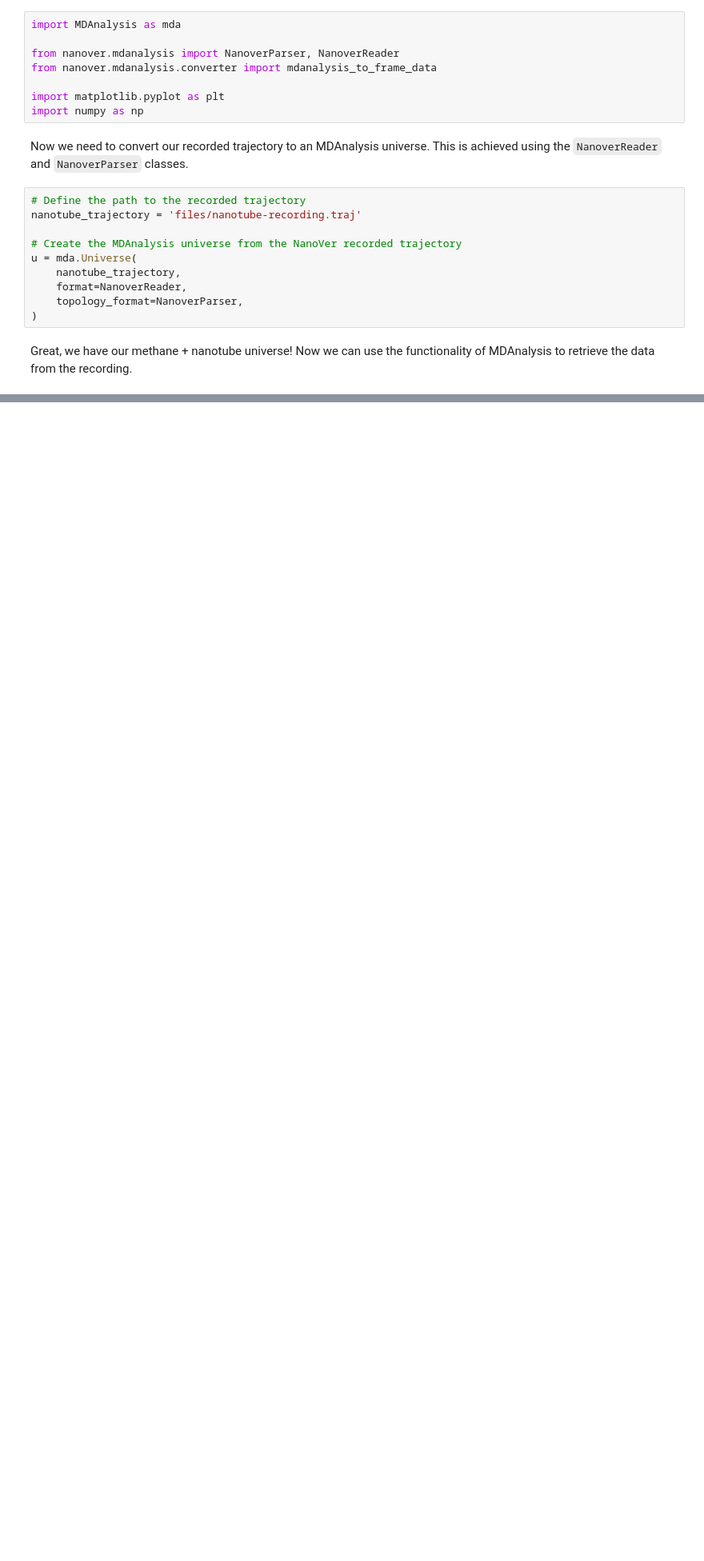
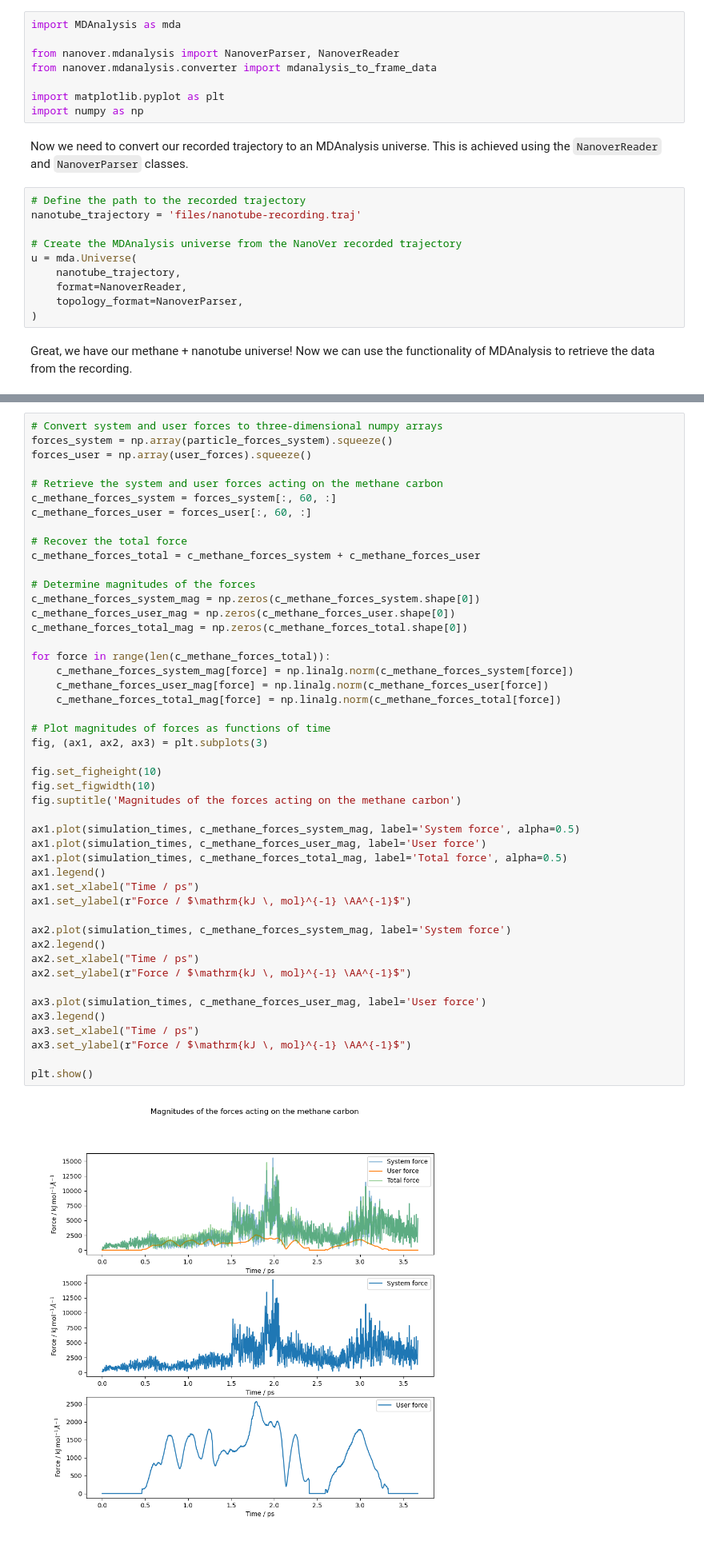
Before and after one commit to IRL2/nanover-server-py, a Jupyter notebook: examples/mdanalysis/mdanalysis_nanover_recording.ipynb, the cells around one changed output, grey strips where cells are left out. Shown at 80% size. Drawn from its saved outputs; the diff is of its cells as text; blank space fills up the shorter version.

```diff
--- a/examples/mdanalysis/mdanalysis_nanover_recording.ipynb
+++ b/examples/mdanalysis/mdanalysis_nanover_recording.ipynb
@@ -88,0 +160,49 @@ for timestep in u.trajectory:
+# %%
+# Convert system and user forces to three-dimensional numpy arrays
+forces_system = np.array(particle_forces_system).squeeze()
+forces_user = np.array(user_forces).squeeze()
+
+# Retrieve the system and user forces acting on the methane carbon
+c_methane_forces_system = forces_system[:, 60, :]
+c_methane_forces_user = forces_user[:, 60, :]
+
+# Recover the total force
+c_methane_forces_total = c_methane_forces_system + c_methane_forces_user
+
+# Determine magnitudes of the forces
+c_methane_forces_system_mag = np.zeros(c_methane_forces_system.shape[0])
+c_methane_forces_user_mag = np.zeros(c_methane_forces_user.shape[0])
+c_methane_forces_total_mag = np.zeros(c_methane_forces_total.shape[0])
+
+for force in range(len(c_methane_forces_total)):
+    c_methane_forces_system_mag[force] = np.linalg.norm(c_methane_forces_system[force])
+    c_methane_forces_user_mag[force] = np.linalg.norm(c_methane_forces_user[force])
+    c_methane_forces_total_mag[force] = np.linalg.norm(c_methane_forces_total[force])
+
+# Plot magnitudes of forces as functions of time
+fig, (ax1, ax2, ax3) = plt.subplots(3)
+
+fig.set_figheight(10)
+fig.set_figwidth(10)
+fig.suptitle('Magnitudes of the forces acting on the methane carbon')
+
+ax1.plot(simulation_times, c_methane_forces_system_mag, label='System force', alpha=0.5)
+ax1.plot(simulation_times, c_methane_forces_user_mag, label='User force')
+ax1.plot(simulation_times, c_methane_forces_total_mag, label='Total force', alpha=0.5)
+ax1.legend()
+ax1.set_xlabel("Time / ps")
+ax1.set_ylabel(r"Force / $\mathrm{kJ \, mol}^{-1} \AA^{-1}$")
+
+ax2.plot(simulation_times, c_methane_forces_system_mag, label='System force')
+ax2.legend()
+ax2.set_xlabel("Time / ps")
+ax2.set_ylabel(r"Force / $\mathrm{kJ \, mol}^{-1} \AA^{-1}$")
+
+ax3.plot(simulation_times, c_methane_forces_user_mag, label='User force')
+ax3.legend()
+ax3.set_xlabel("Time / ps")
+ax3.set_ylabel(r"Force / $\mathrm{kJ \, mol}^{-1} \AA^{-1}$")
+
+plt.show()
+# %% [output]
+[figure, added]
```
Also changed, not shown: parts of 21 cells of this notebook, 2 other files.
